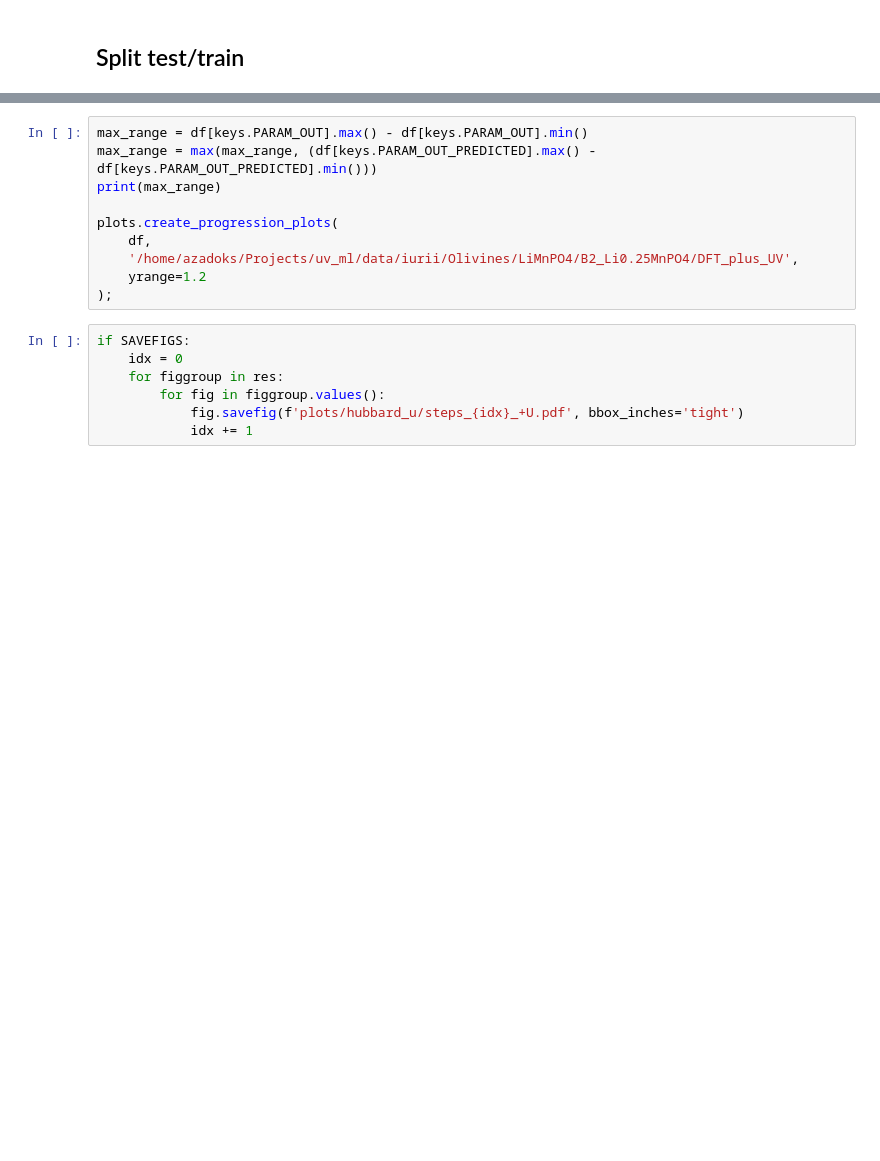
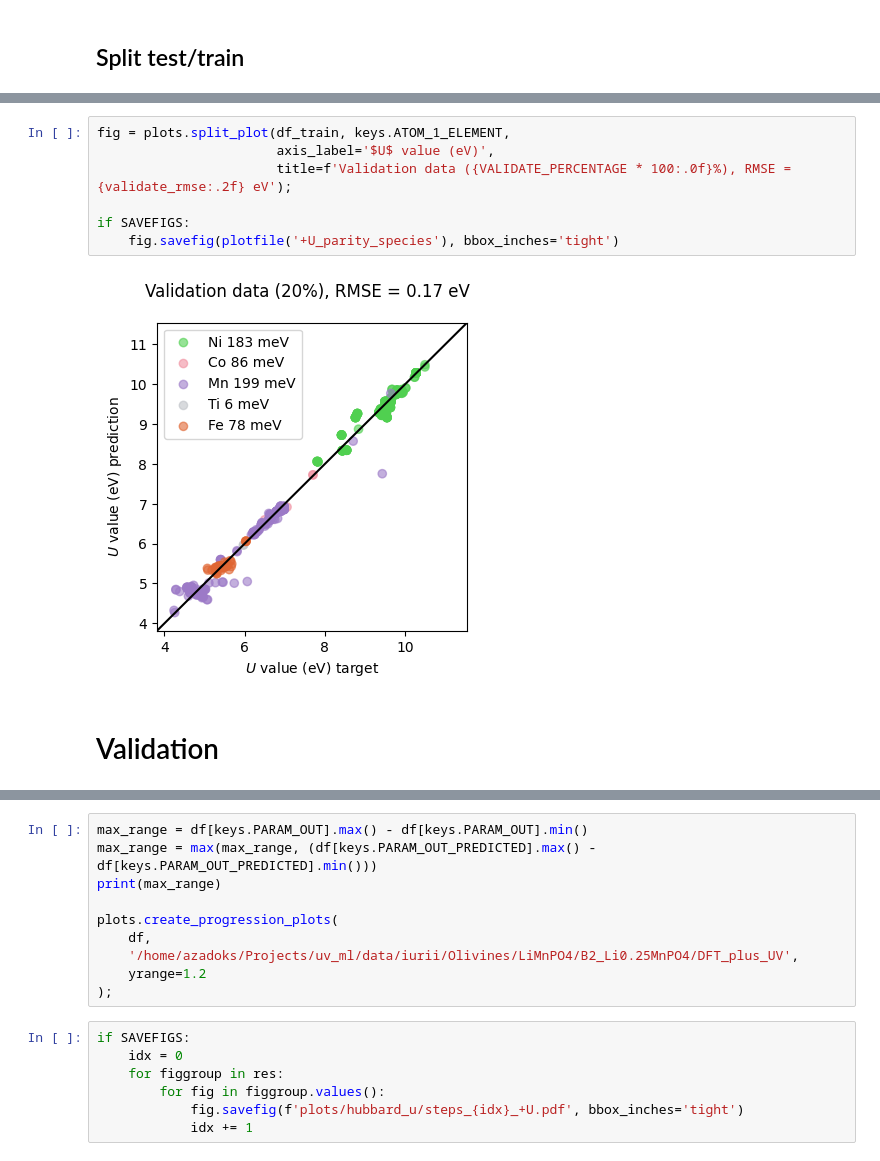
Before and after one commit to camml-lab/hubbardml, a Jupyter notebook: notebooks/Equivariant+U.ipynb, the cells around one changed output, grey strips where cells are left out. Cells and saved outputs as stored; diff of their text form; blank space fills up the shorter version.

```diff
--- a/notebooks/Equivariant+U.ipynb
+++ b/notebooks/Equivariant+U.ipynb
@@ -147,3 +194,14 @@ plots.create_parity_plot(df, title=f'RMSE = {validate_rmse:.3f} ({VALIDATE_PERCE
+# %%
+fig = plots.split_plot(df_train, keys.ATOM_1_ELEMENT,
+                       axis_label='$U$ value (eV)',
+                       title=f'Validation data ({VALIDATE_PERCENTAGE * 100:.0f}%), RMSE = {validate_rmse:.2f} eV');
+
+if SAVEFIGS:
+    fig.savefig(plotfile('+U_parity_species'), bbox_inches='tight')
+# %% [output]
+[figure, added]
+# %% [markdown]
+# Validation
 # %%
 fig = plots.split_plot(df_validate, keys.ATOM_1_ELEMENT,
                        axis_label='$U$ value (eV)',
```
Also changed, not shown: parts of 25 cells of this notebook, 8 other files.
